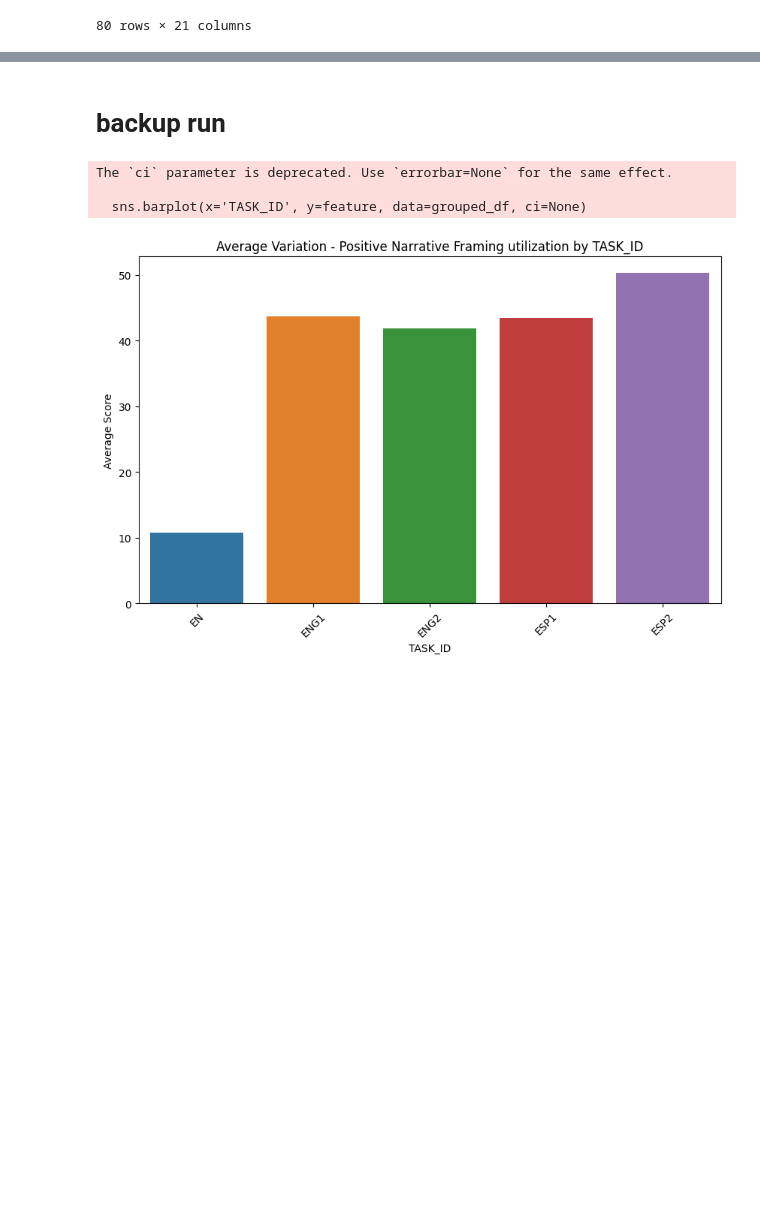
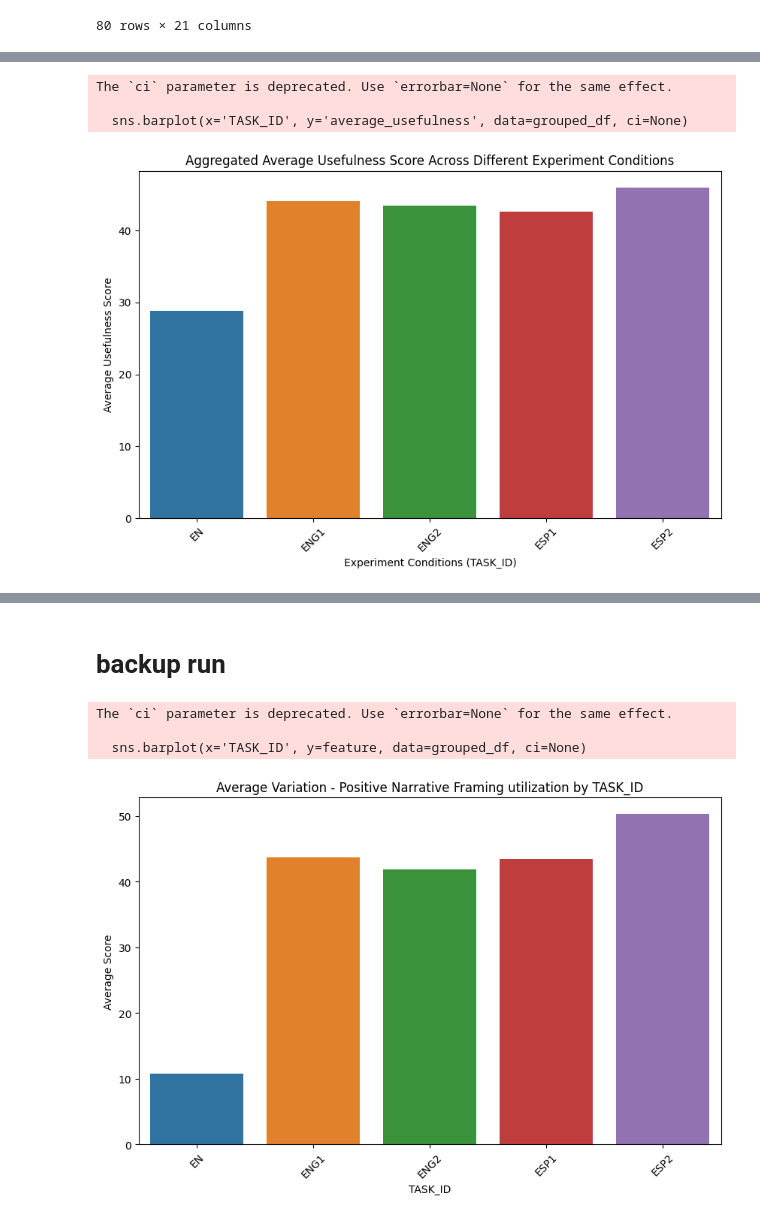
Before and after one commit to shreyan2020/cillm, a Jupyter notebook: analysis/notebooks/3_writing_task_analysis.ipynb, the cells around one changed output, grey strips where cells are left out. Drawn from its saved outputs; the diff is of its cells as text; code cells hidden in the pictures; blank space fills up the shorter version.

Commit message:
donation task

```diff
--- a/analysis/notebooks/3_writing_task_analysis.ipynb
+++ b/analysis/notebooks/3_writing_task_analysis.ipynb
@@ -307 +329,24 @@ The `ci` parameter is deprecated. Use `errorbar=None` for the same effect.
 ... (4 outputs left out)
+# %%
+# List of feature columns
+features = ["FEAT_1", "FEAT_2", "FEAT_3", "FEAT_4", "FEAT_5", "FEAT_6", "FEAT_7", "FEAT_8"]
+
+# Calculate the average usefulness score across all features for each TASK_ID
+final_df['average_usefulness'] = final_df[features].mean(axis=1)
+
+# Group by TASK_ID and calculate the mean of the average usefulness scores
+grouped_df = final_df.groupby('TASK_ID')['average_usefulness'].mean().reset_index()
+
+# Plot the aggregated average usefulness score across different TASK_IDs
+plt.figure(figsize=(10, 6))
+sns.barplot(x='TASK_ID', y='average_usefulness', data=grouped_df, ci=None)
+plt.title('Aggregated Average Usefulness Score Across Different Experiment Conditions')
+plt.ylabel('Average Usefulness Score')
+plt.xlabel('Experiment Conditions (TASK_ID)')
+plt.xticks(rotation=45)
+plt.show()
+# %% [output]
+The `ci` parameter is deprecated. Use `errorbar=None` for the same effect.
+
+  sns.barplot(x='TASK_ID', y='average_usefulness', data=grouped_df, ci=None)
+[figure, added]
```
Also changed, not shown: parts of 8 cells of this notebook, 16 other files.
